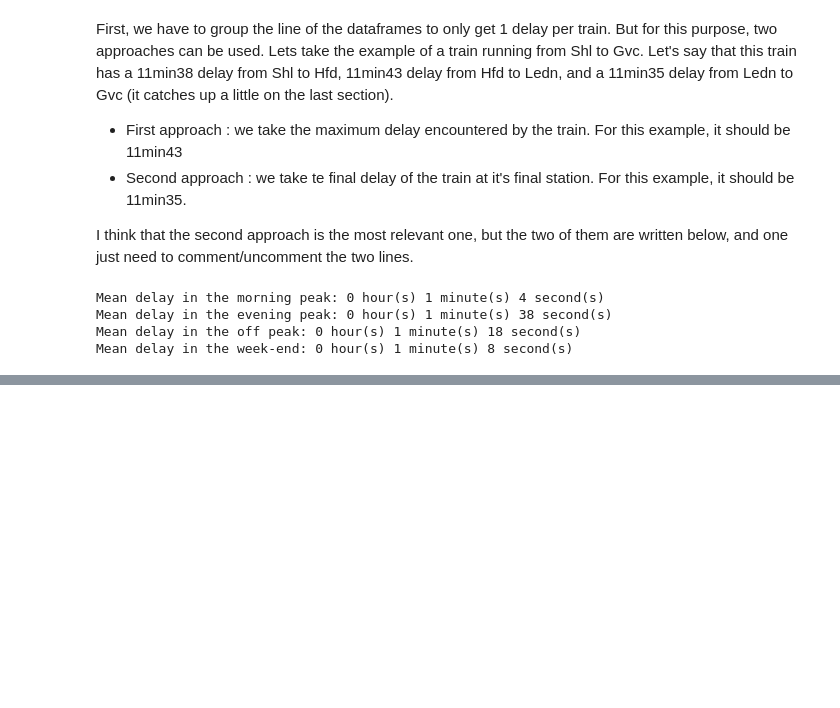
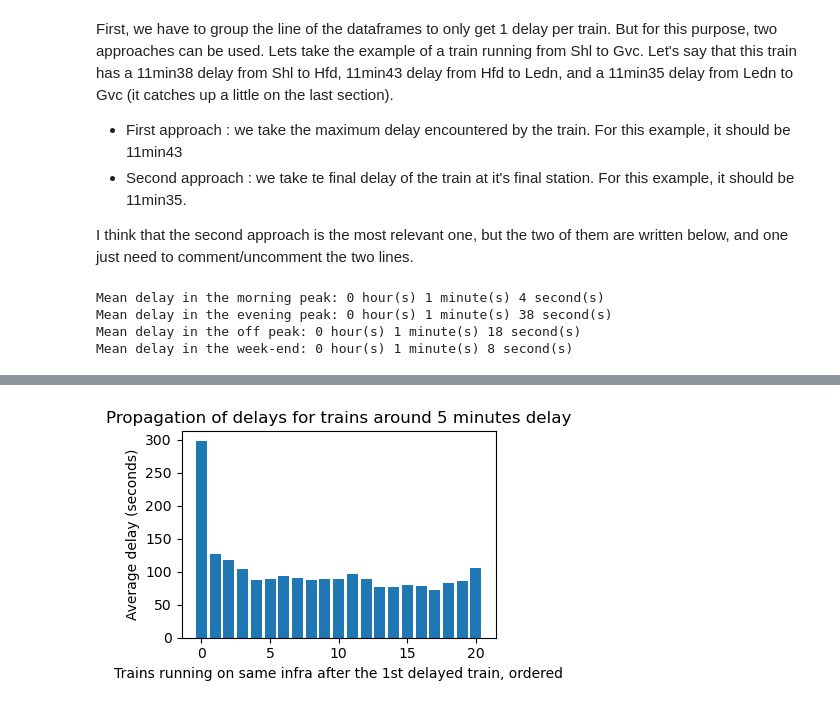
Before and after one commit to Merelkramer/Group2_NS, a Jupyter notebook: DataViz.ipynb, the cells around one changed output, grey strips where cells are left out. Cells and saved outputs as stored; diff of their text form; code cells hidden in the pictures; blank space fills up the shorter version.

```diff
--- a/DataViz.ipynb
+++ b/DataViz.ipynb
@@ -591,0 +705,5 @@ Mean delay in the week-end: 0 hour(s) 1 minute(s) 8 second(s)
+# %%
+minute = 5
+plot_propagation_of_delays(minute)
+# %% [output]
+[figure, added]
```
Also changed, not shown: parts of 28 cells of this notebook.
